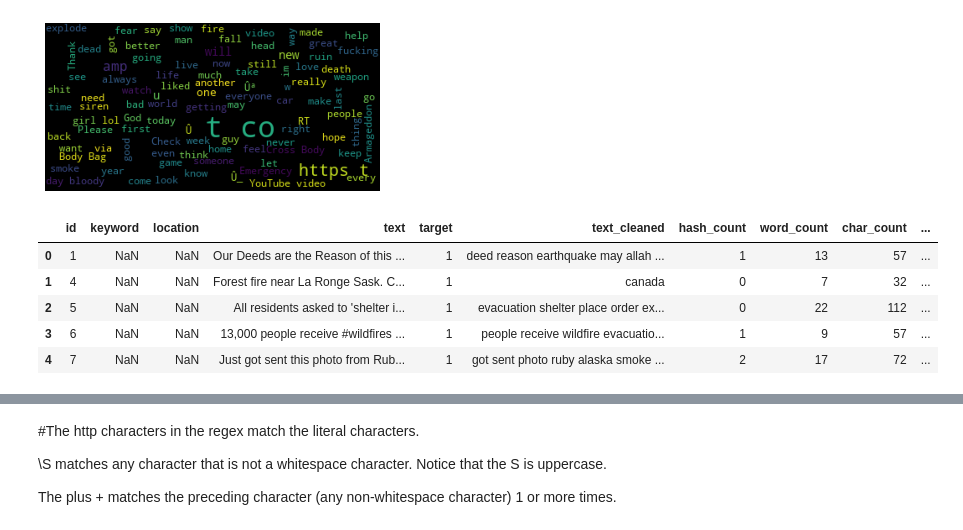
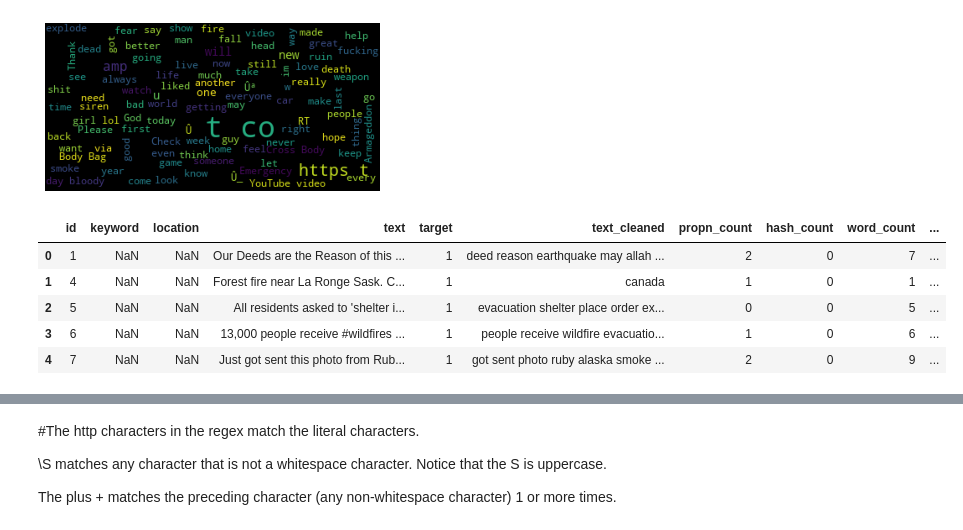
Before and after one commit to Gaurikrishna/Weather_tweets_anlaysis, a Jupyter notebook: weather_tweets.ipynb, the cells around one changed output, grey strips where cells are left out. Drawn from its saved outputs; the diff is of its cells as text; code cells hidden in the pictures.

```diff
--- a/weather_tweets.ipynb
+++ b/weather_tweets.ipynb
@@ -136,9 +131,0 @@ You can now load the package via spacy.load('en_core_web_lg')
-# %%
-
-## call model
-ner = spacy.load("en_core_web_lg")
-## tag text
-txt = df_train['text_cleaned'].iloc[0]
-doc = ner(txt)
-## display result
-#spacy.displacy.render(doc, style="ent")
@@ -150,8 +138,9 @@ print([(token.text, token.pos_) for token in ner(string) if token.pos_=='PROPN']
 # %%
+
 def propn_count(text, model=ner):
     doc = model(text)
     pos = [token.pos_ for token in doc]
     return pos.count('PROPN')
 
 # create a new feature for numbers of proper nouns
-df_train['propn_count'] = df_train['text'].apply(propn_count)
+df_train['propn_count'] = df_train['text_cleaned'].apply(propn_count)
@@ -158,3 +155,12 @@ df_train['propn_count'] = df_train['text'].apply(propn_count)
+# %%
+# define a function that returns the number of hashtags in a string
+def hash_count(string):
+    words = string.split()
+    hashtags = [w for w in words if w.startswith('#')]
+    return len(hashtags)
+
+# create a new feature for the number of hashtags
+df_test['hash_count'] = df_test['text_cleaned'].apply(hash_count)
 # %%
 # define a function that returns the number of hashtags in a string
 def hash_count(string):
@@ -163,5 +169,4 @@ def hash_count(string):
     return len(hashtags)
 
 # create a new feature for the number of hashtags
-df_train['hash_count'] = df_train['text'].apply(hash_count)
-#df_train['hash_count'] = test_df['text'].apply(hash_count)
+df_train['hash_count'] = df_train['text_cleaned'].apply(hash_count)
@@ -224,16 +222,16 @@ plt.show()
 # %% [output]
 [figure]
 # %%
-df_train['word_count'] = df_train["text"].apply(lambda x: len(str(x).split(" ")))
-df_train['char_count'] = df_train["text"].apply(lambda x: sum(len(word) for word in str(x).split(" ")))
-df_train['sentence_count'] = df_train["text"].apply(lambda x: len(str(x).split(".")))
+df_train['word_count'] = df_train["text_cleaned"].apply(lambda x: len(str(x).split(" ")))
+df_train['char_count'] = df_train["text_cleaned"].apply(lambda x: sum(len(word) for word in str(x).split(" ")))
+df_train['sentence_count'] = df_train["text_cleaned"].apply(lambda x: len(str(x).split(".")))
 df_train['avg_word_length'] = df_train['char_count'] / df_train['word_count']
 df_train['avg_sentence_lenght'] = df_train['word_count'] / df_train['sentence_count']
 df_train.head()
 # %% [output]
-|  | id | keyword | location | text | target | text_cleaned | hash_count | word_count | char_count | ... |
-| 0 | 1 | NaN | NaN | Our Deeds are the Reason of this ... | 1 | deed reason earthquake may allah ... | 1 | 13 | 57 | ... |
-| 1 | 4 | NaN | NaN | Forest fire near La Ronge Sask. C... | 1 | canada | 0 | 7 | 32 | ... |
-| 2 | 5 | NaN | NaN | All residents asked to 'shelter i... | 1 | evacuation shelter place order ex... | 0 | 22 | 112 | ... |
-| 3 | 6 | NaN | NaN | 13,000 people receive #wildfires ... | 1 | people receive wildfire evacuatio... | 1 | 9 | 57 | ... |
-| 4 | 7 | NaN | NaN | Just got sent this photo from Rub... | 1 | got sent photo ruby alaska smoke ... | 2 | 17 | 72 | ... |
+|  | id | keyword | location | text | target | text_cleaned | propn_count | hash_count | word_count | ... |
+| 0 | 1 | NaN | NaN | Our Deeds are the Reason of this ... | 1 | deed reason earthquake may allah ... | 2 | 0 | 7 | ... |
+| 1 | 4 | NaN | NaN | Forest fire near La Ronge Sask. C... | 1 | canada | 1 | 0 | 1 | ... |
+| 2 | 5 | NaN | NaN | All residents asked to 'shelter i... | 1 | evacuation shelter place order ex... | 0 | 0 | 5 | ... |
+| 3 | 6 | NaN | NaN | 13,000 people receive #wildfires ... | 1 | people receive wildfire evacuatio... | 1 | 0 | 6 | ... |
+| 4 | 7 | NaN | NaN | Just got sent this photo from Rub... | 1 | got sent photo ruby alaska smoke ... | 2 | 0 | 9 | ... |
```
Also changed, not shown: parts of 131 cells of this notebook.
